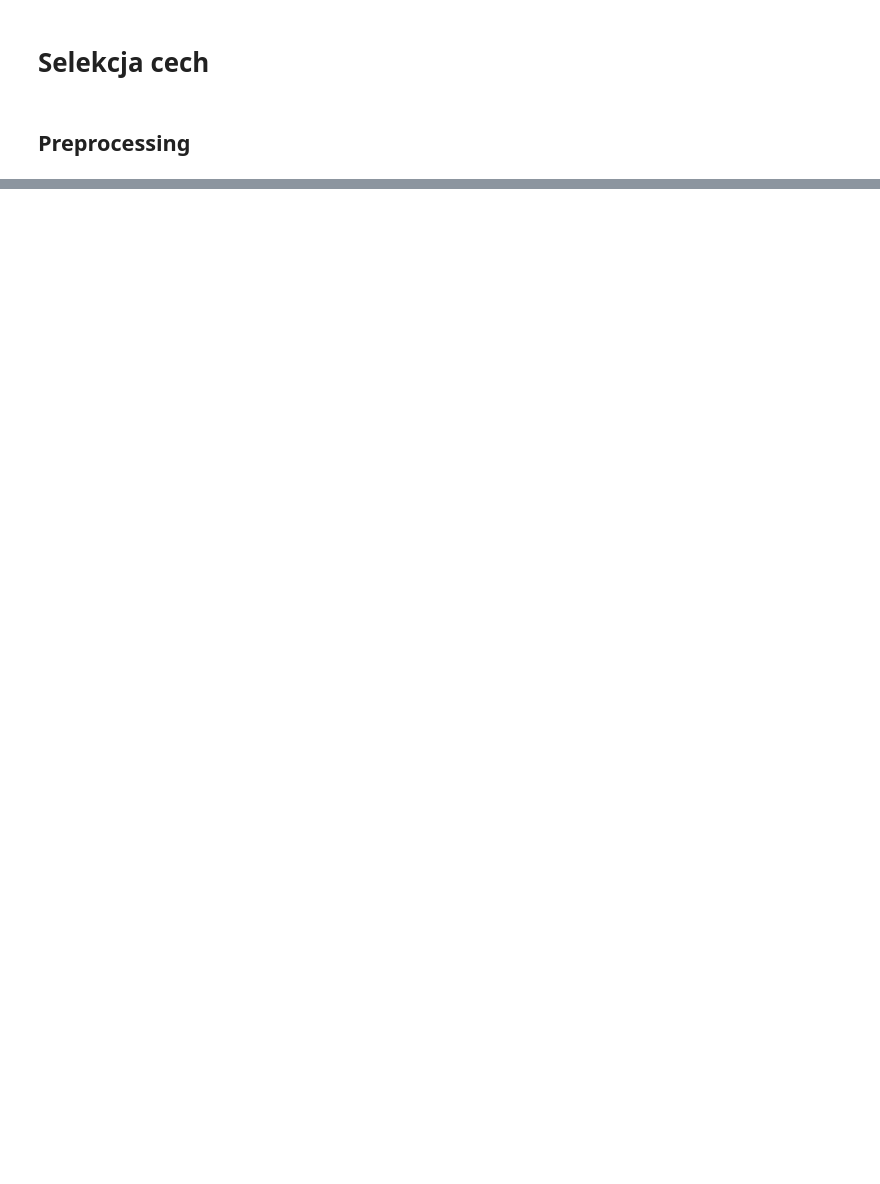
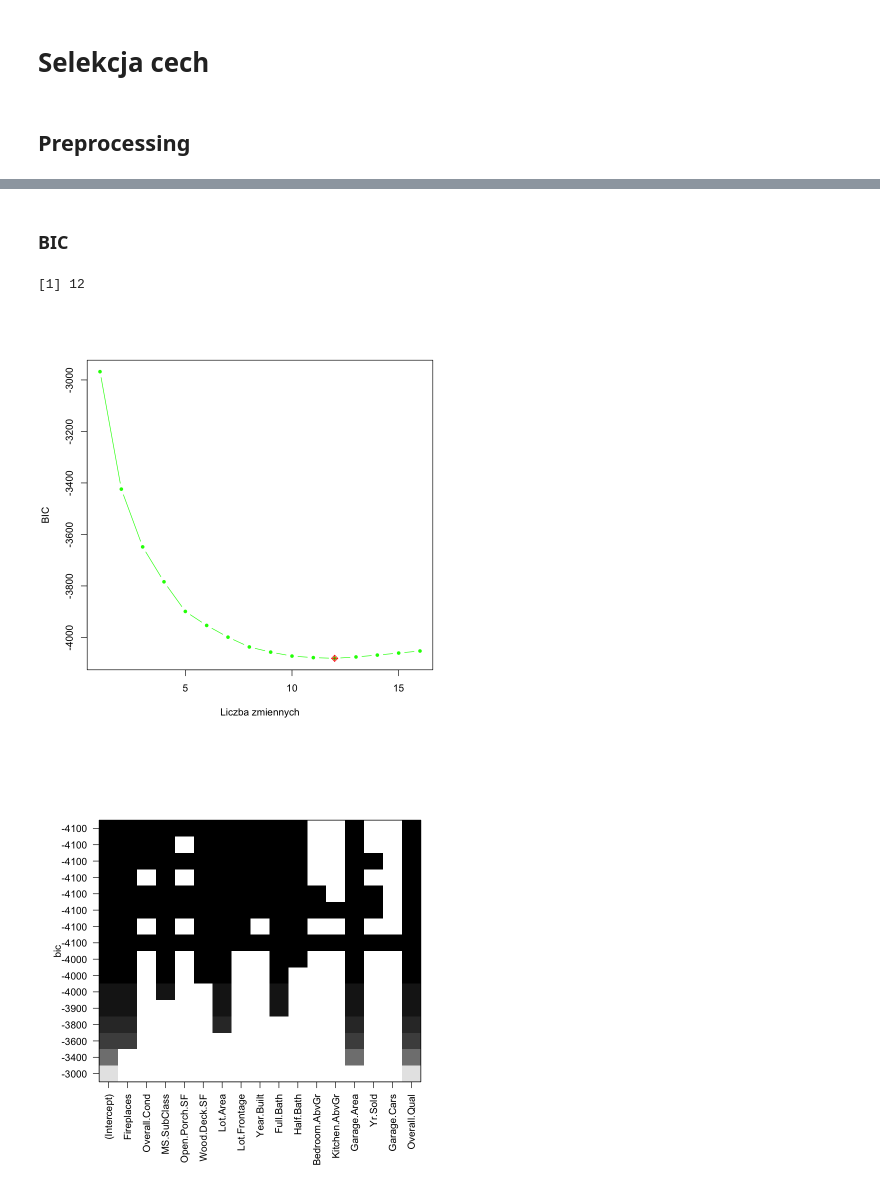
Before and after one commit to Sirtus/rmisw, a Jupyter notebook: stat/stat_proj.ipynb, the cells around one changed output, grey strips where cells are left out. Drawn from its saved outputs; the diff is of its cells as text; code cells hidden in the pictures; blank space fills up the shorter version.

```diff
--- a/stat/stat_proj.ipynb
+++ b/stat/stat_proj.ipynb
@@ -295,9 +293,9 @@ mean(dir_logistic$predicted != df$Central.Air)
 # %% [markdown]
 ## Preprocessing
 # %%
-preprocess <- function(data) {
+preprocess <- function(data, nomralize) {
   # Remove columns with excessive missing values
-  data <- data[, colSums(is.na(data)) < 0.4 * nrow(data)]
+  data <- data[, colSums(is.na(data)) < 0.2 * nrow(data)]
 
   # Impute missing values for numerical variables
   num_vars <- sapply(data, is.numeric)
@@ -311,7 +309,9 @@ preprocess <- function(data) {
   data[cat_vars] <- lapply(data[cat_vars], as.factor)
 
   # Normalize numerical variables
-  data[num_vars] <- lapply(data[num_vars], function(x) (x - mean(x)) / sd(x))
+  if (nomralize) {
+    data[num_vars] <- lapply(data[num_vars], function(x) (x - mean(x)) / sd(x))
+  }
 
   return(data)
 }
@@ -337,0 +377,13 @@ data_clean <- na.omit(data_clean)
+# %% [markdown]
+### BIC
+# %%
+bic_min <- which.min(data_bs_sum$bic)
+bic_min
+plot(data_bs_sum$bic, xlab = "Liczba zmiennych", ylab = "BIC", col = "green",
+     type = "b", pch = 20)
+points(bic_min, data_bs_sum$bic[bic_min], col = "red", pch = 9)
+plot(data_bs, scale="bic")
+# %% [output]
+[1] 12
+[figure, added]
+[figure, added]
```
Also changed, not shown: parts of 101 cells of this notebook.
